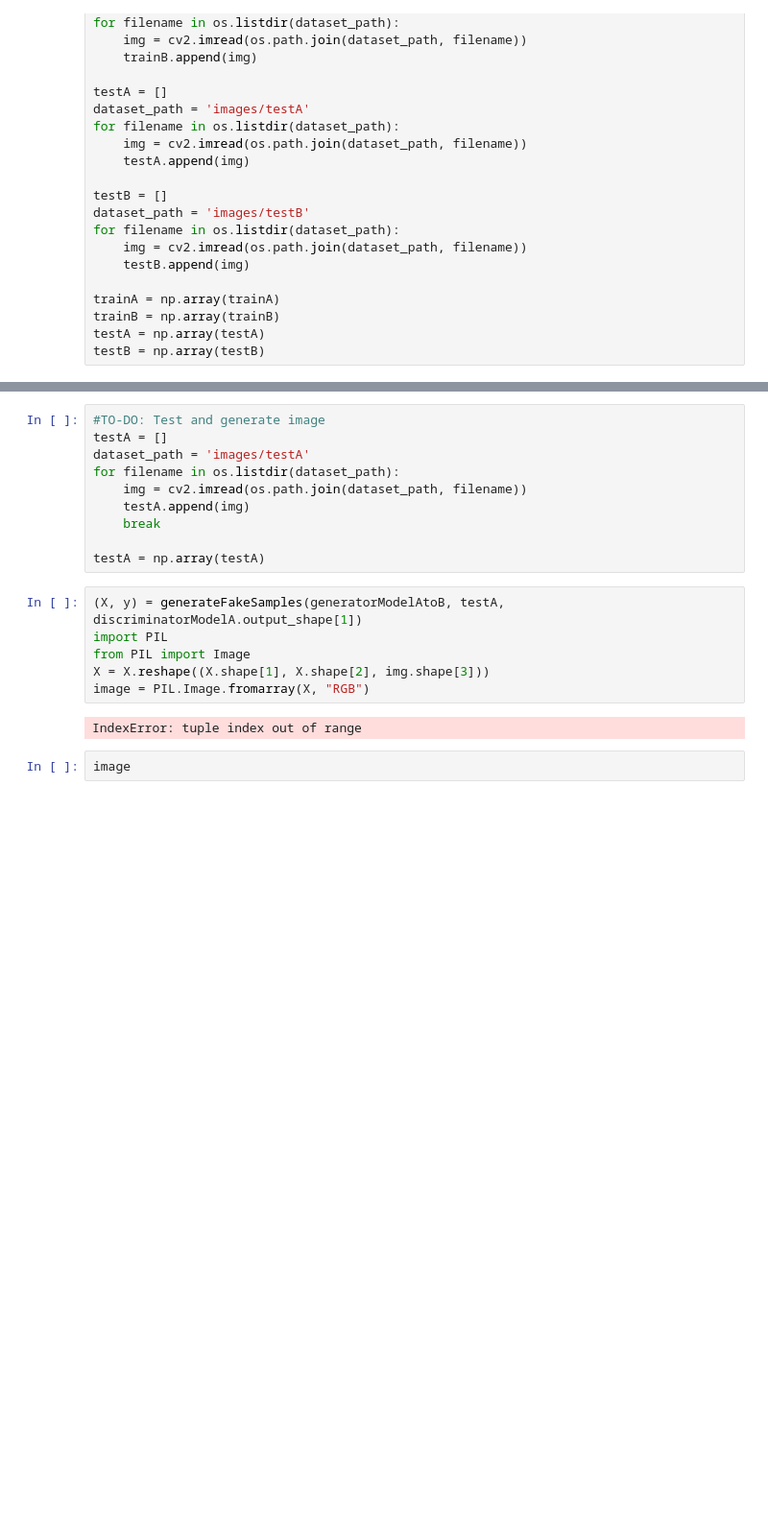
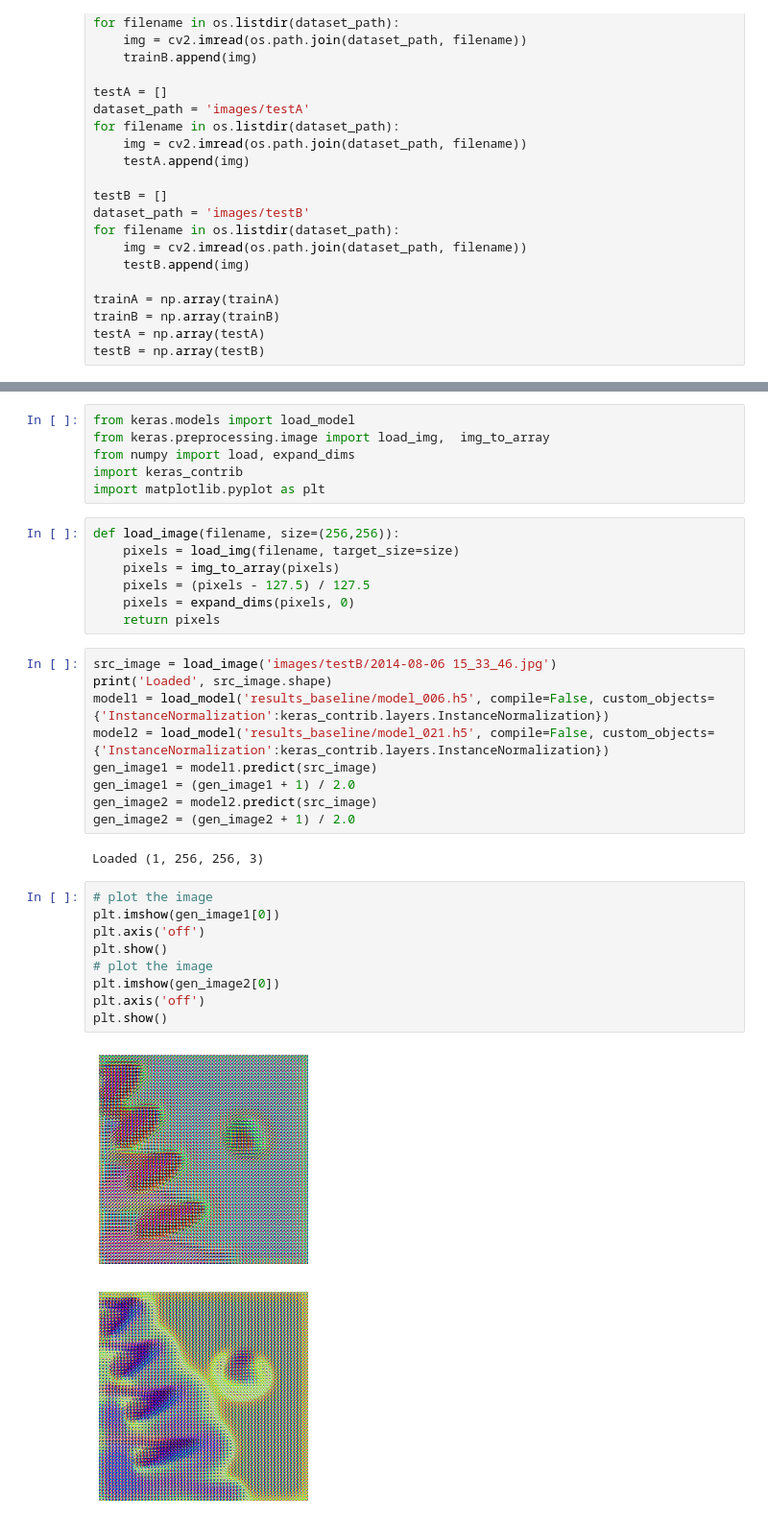
Before and after one commit to huseyinhamad/AI-Group-Project, a Jupyter notebook: AI Group Project.ipynb, the cells around one changed output, grey strips where cells are left out. Shown: that part at 96% size. Saved outputs shown, nothing was run; the diff lists cells and outputs as text; blank space fills up the shorter version.

Commit message:
IT WORKS
Yeah and also we can save the model and use it later. Just need a powerful computer to iterate 1000 times and it should be fine.

```diff
--- a/AI Group Project.ipynb
+++ b/AI Group Project.ipynb
@@ -328,20 +312,36 @@ Finished
-# %%
-#TO-DO: Test and generate image
-testA = []
-dataset_path = 'images/testA'
-for filename in os.listdir(dataset_path):
-    img = cv2.imread(os.path.join(dataset_path, filename))
-    testA.append(img)
-    break
-
-testA = np.array(testA)
-# %%
-(X, y) = generateFakeSamples(generatorModelAtoB, testA, discriminatorModelA.output_shape[1])
-import PIL
-from PIL import Image
-X = X.reshape((X.shape[1], X.shape[2], img.shape[3]))
-image = PIL.Image.fromarray(X, "RGB")
-# %% [output]
-IndexError: tuple index out of range
-# %%
-image
+# %%
+from keras.models import load_model
+from keras.preprocessing.image import load_img,  img_to_array
+from numpy import load, expand_dims
+import keras_contrib
+import matplotlib.pyplot as plt
+# %%
+def load_image(filename, size=(256,256)):
+    pixels = load_img(filename, target_size=size)
+    pixels = img_to_array(pixels)
+    pixels = (pixels - 127.5) / 127.5
+    pixels = expand_dims(pixels, 0)
+    return pixels
+# %%
+src_image = load_image('images/testB/2014-08-06 15_33_46.jpg')
+print('Loaded', src_image.shape)
+model1 = load_model('results_baseline/model_006.h5', compile=False, custom_objects={'InstanceNormalization':keras_contrib.layers.InstanceNormalization})
+model2 = load_model('results_baseline/model_021.h5', compile=False, custom_objects={'InstanceNormalization':keras_contrib.layers.InstanceNormalization})
+gen_image1 = model1.predict(src_image)
+gen_image1 = (gen_image1 + 1) / 2.0
+gen_image2 = model2.predict(src_image)
+gen_image2 = (gen_image2 + 1) / 2.0
+# %% [output]
+Loaded (1, 256, 256, 3)
+# %%
+# plot the image
+plt.imshow(gen_image1[0])
+plt.axis('off')
+plt.show()
+# plot the image
+plt.imshow(gen_image2[0])
+plt.axis('off')
+plt.show()
+# %% [output]
+[figure, added]
+[figure, added]
```
Also changed, not shown: parts of 7 cells of this notebook.
